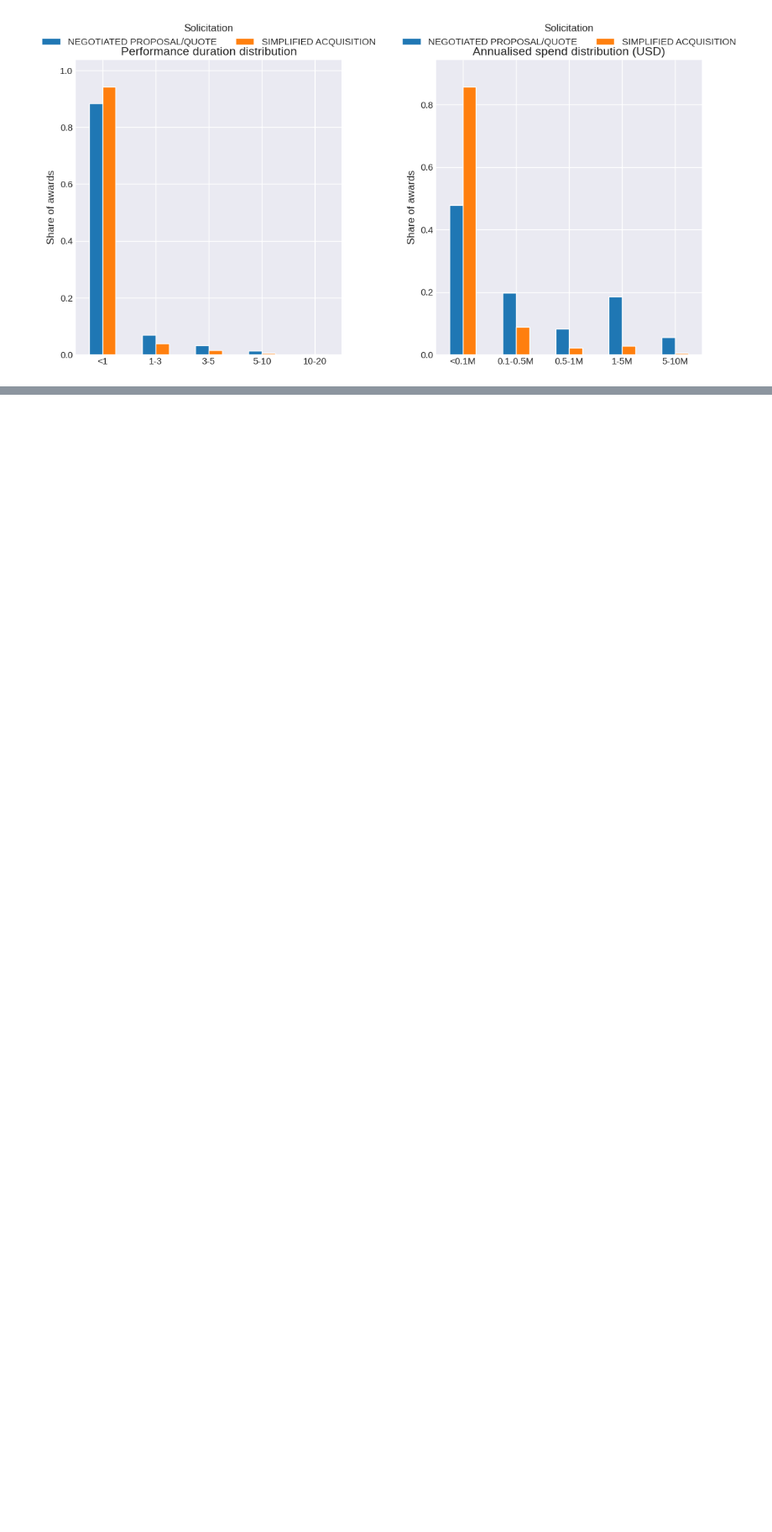
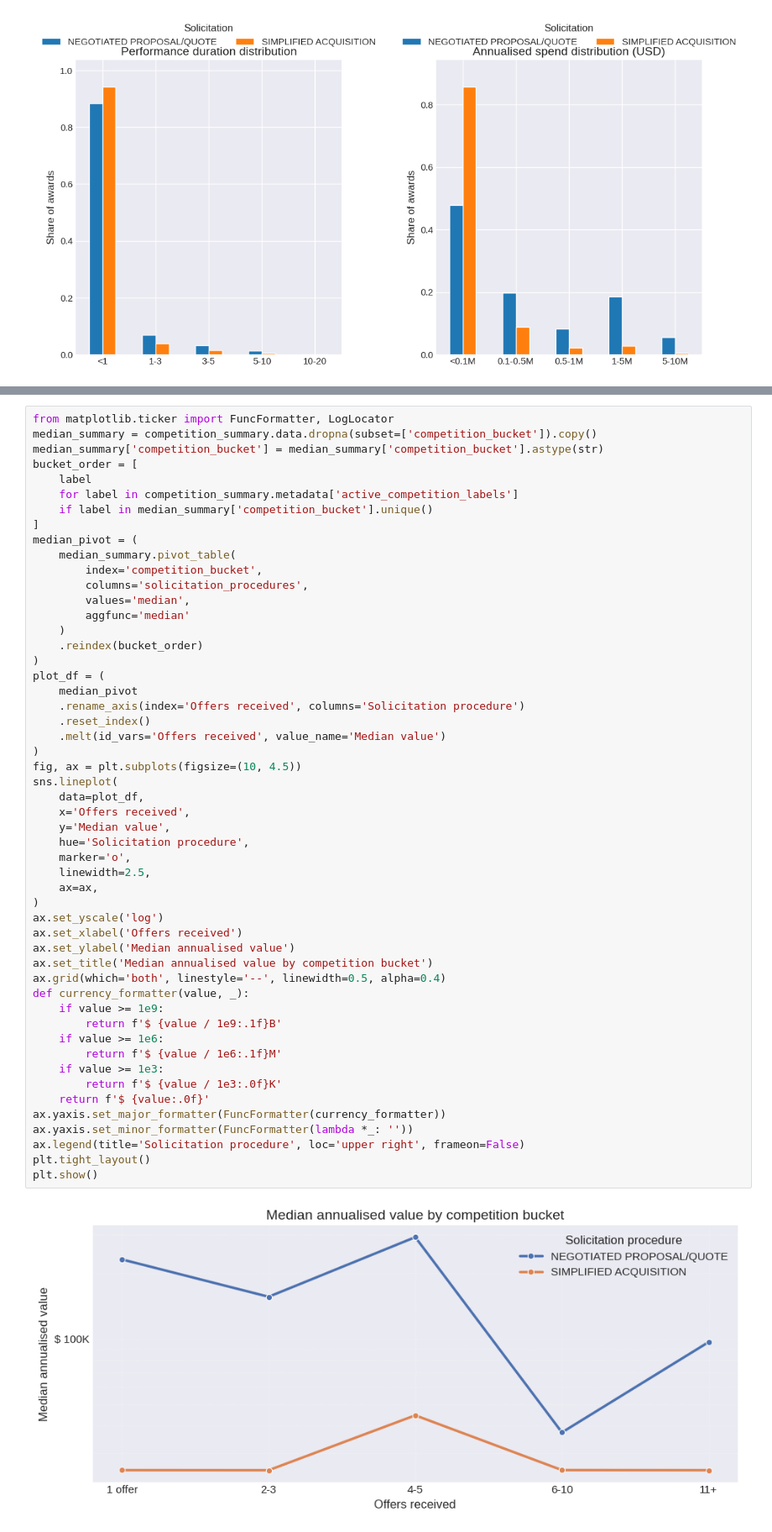
Before and after one commit to edoardoCame/American-analysis, a Jupyter notebook: notebooks/usaspending.ipynb, the cells around one changed output, grey strips where cells are left out. Shown at 84% size. Cells and saved outputs as stored; diff of their text form; blank space fills up the shorter version.

```diff
--- a/notebooks/usaspending.ipynb
+++ b/notebooks/usaspending.ipynb
@@ -696,0 +782,54 @@ plt.show()
+# %%
+from matplotlib.ticker import FuncFormatter, LogLocator
+median_summary = competition_summary.data.dropna(subset=['competition_bucket']).copy()
+median_summary['competition_bucket'] = median_summary['competition_bucket'].astype(str)
+bucket_order = [
+    label
+    for label in competition_summary.metadata['active_competition_labels']
+    if label in median_summary['competition_bucket'].unique()
+]
+median_pivot = (
+    median_summary.pivot_table(
+        index='competition_bucket',
+        columns='solicitation_procedures',
+        values='median',
+        aggfunc='median'
+    )
+    .reindex(bucket_order)
+)
+plot_df = (
+    median_pivot
+    .rename_axis(index='Offers received', columns='Solicitation procedure')
+    .reset_index()
+    .melt(id_vars='Offers received', value_name='Median value')
+)
+fig, ax = plt.subplots(figsize=(10, 4.5))
+sns.lineplot(
+    data=plot_df,
+    x='Offers received',
+    y='Median value',
+    hue='Solicitation procedure',
+    marker='o',
+    linewidth=2.5,
+    ax=ax,
+)
+ax.set_yscale('log')
+ax.set_xlabel('Offers received')
+ax.set_ylabel('Median annualised value')
+ax.set_title('Median annualised value by competition bucket')
+ax.grid(which='both', linestyle='--', linewidth=0.5, alpha=0.4)
+def currency_formatter(value, _):
+    if value >= 1e9:
+        return f'$ {value / 1e9:.1f}B'
+    if value >= 1e6:
+        return f'$ {value / 1e6:.1f}M'
+    if value >= 1e3:
+        return f'$ {value / 1e3:.0f}K'
+    return f'$ {value:.0f}'
+ax.yaxis.set_major_formatter(FuncFormatter(currency_formatter))
+ax.yaxis.set_minor_formatter(FuncFormatter(lambda *_: ''))
+ax.legend(title='Solicitation procedure', loc='upper right', frameon=False)
+plt.tight_layout()
+plt.show()
+# %% [output]
+[figure, added]
```
Also changed, not shown: parts of 14 cells of this notebook, 4 other files.
